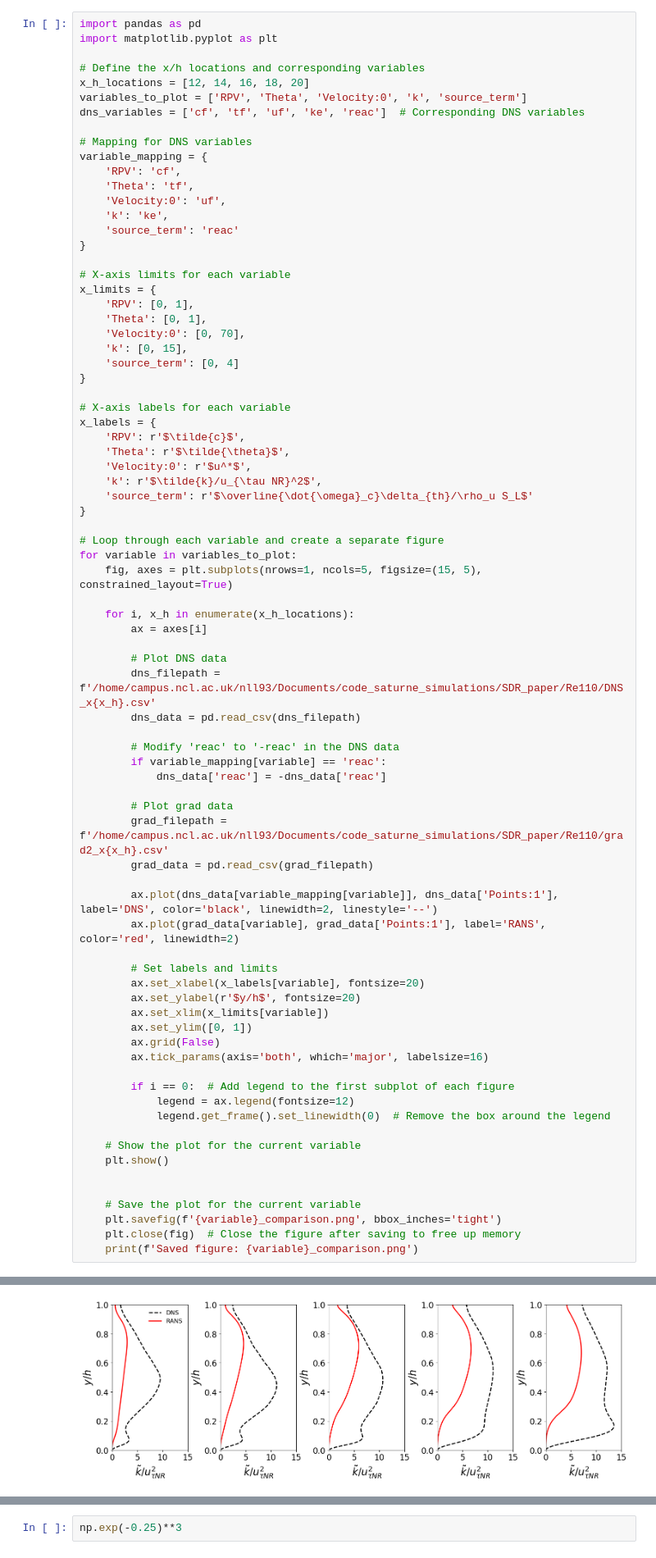
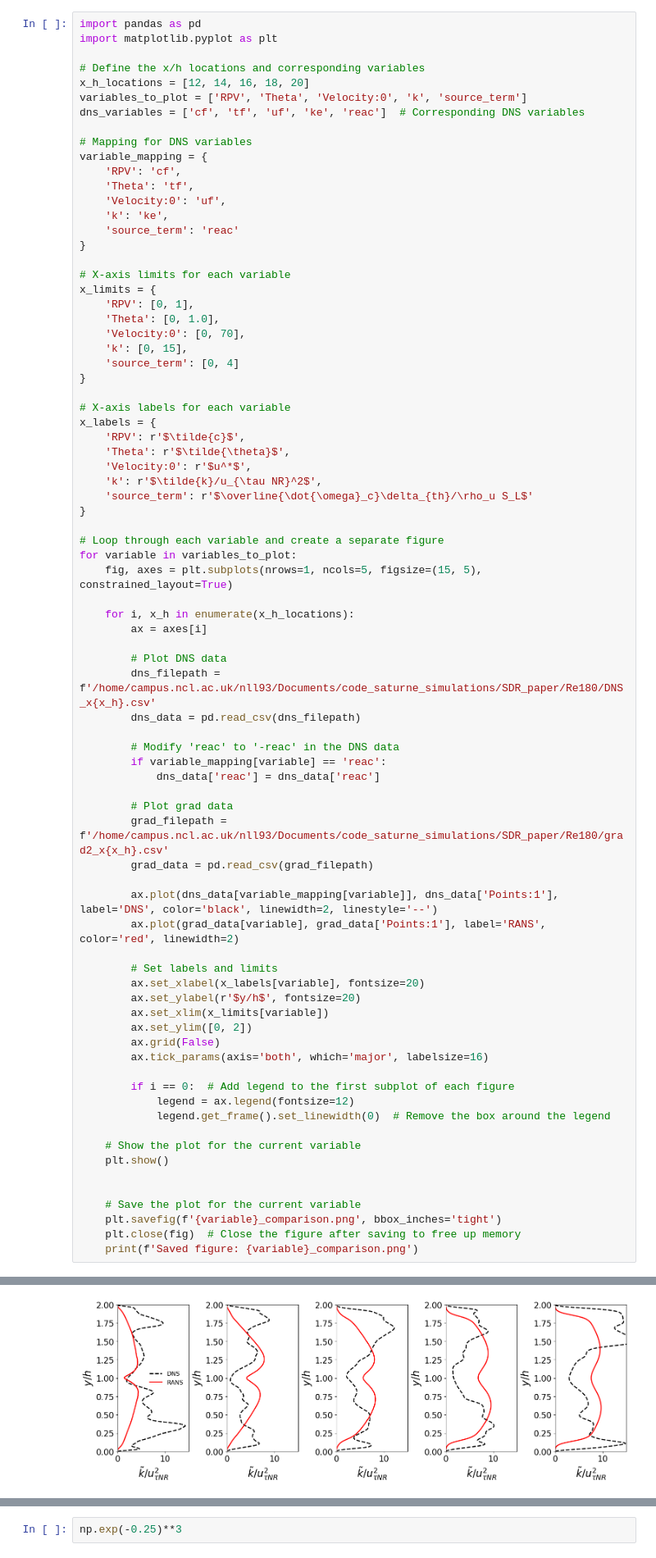
Before and after one commit to UniCandice/SDR_paper, a Jupyter notebook: SDR_lineplot.ipynb, the cells around one changed output, grey strips where cells are left out. Shown at 82% size. Saved outputs shown, nothing was run; the diff lists cells and outputs as text.

Commit message:
SDR paper line plots for temperature, velocity, RPV, SDR

```diff
--- a/SDR_lineplot.ipynb
+++ b/SDR_lineplot.ipynb
@@ -49,7 +424,7 @@ variable_mapping = {
 # X-axis limits for each variable
 x_limits = {
     'RPV': [0, 1],
-    'Theta': [0, 1],
+    'Theta': [0, 1.0],
     'Velocity:0': [0, 70],
     'k': [0, 15],
     'source_term': [0, 4]
@@ -72,15 +447,15 @@ for variable in variables_to_plot:
         ax = axes[i]
 
         # Plot DNS data
-        dns_filepath = f'/home/campus.ncl.ac.uk/nll93/Documents/code_saturne_simulations/SDR_paper/Re110/DNS_x{x_h}.csv'
+        dns_filepath = f'/home/campus.ncl.ac.uk/nll93/Documents/code_saturne_simulations/SDR_paper/Re180/DNS_x{x_h}.csv'
         dns_data = pd.read_csv(dns_filepath)
 
         # Modify 'reac' to '-reac' in the DNS data
         if variable_mapping[variable] == 'reac':
-            dns_data['reac'] = -dns_data['reac']
+            dns_data['reac'] = dns_data['reac']
 
         # Plot grad data
-        grad_filepath = f'/home/campus.ncl.ac.uk/nll93/Documents/code_saturne_simulations/SDR_paper/Re110/grad2_x{x_h}.csv'
+        grad_filepath = f'/home/campus.ncl.ac.uk/nll93/Documents/code_saturne_simulations/SDR_paper/Re180/grad2_x{x_h}.csv'
         grad_data = pd.read_csv(grad_filepath)
 
         ax.plot(dns_data[variable_mapping[variable]], dns_data['Points:1'], label='DNS', color='black', linewidth=2, linestyle='--')
@@ -90,7 +465,7 @@ for variable in variables_to_plot:
         ax.set_xlabel(x_labels[variable], fontsize=20)
         ax.set_ylabel(r'$y/h$', fontsize=20)
         ax.set_xlim(x_limits[variable])
-        ax.set_ylim([0, 1])
+        ax.set_ylim([0, 2])
         ax.grid(False)
         ax.tick_params(axis='both', which='major', labelsize=16)
 
@@ -117,6 +492,6 @@ Saved figure: Theta_comparison.png
 Saved figure: Velocity:0_comparison.png
 <Figure size 640x480 with 0 Axes>
-[figure, old version]
+[figure, new version]
 Saved figure: k_comparison.png
 <Figure size 640x480 with 0 Axes>
 ... (3 outputs left out)
```
Also changed, not shown: parts of 9 cells of this notebook.
